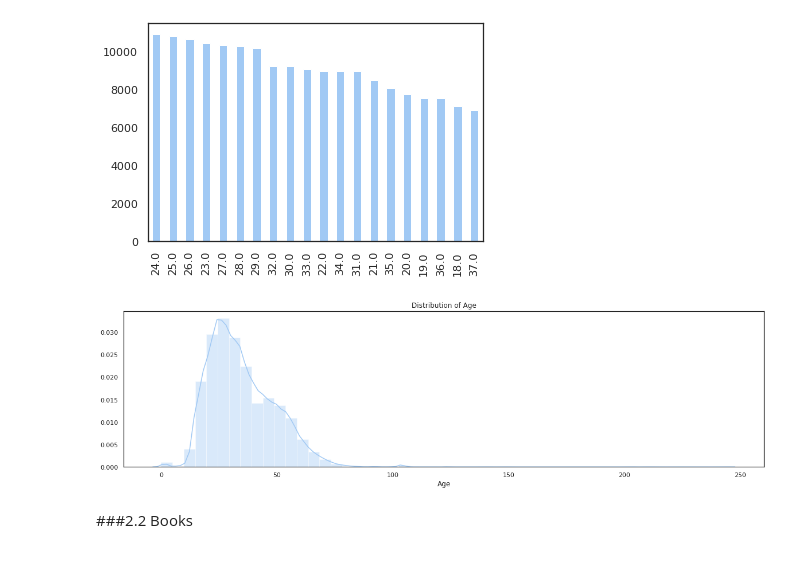
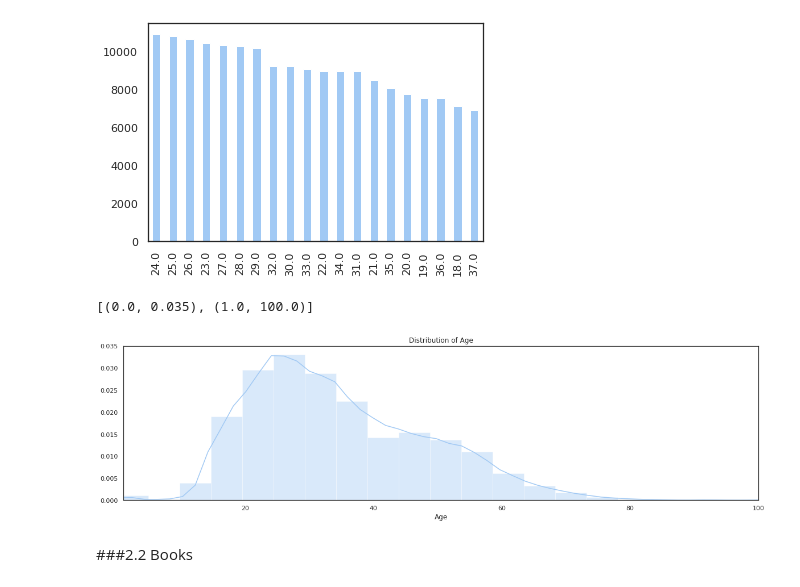
Before and after one commit to vivitc/deep-learning-books, a Jupyter notebook: Trabalho_DL_Books.ipynb, the cells around one changed output. Cells and saved outputs as stored; diff of their text form; code cells hidden in the pictures.

```diff
--- a/Trabalho_DL_Books.ipynb
+++ b/Trabalho_DL_Books.ipynb
@@ -225,10 +225,12 @@ Name: Age, dtype: int64
 # %%
 #Histograma com distribuição de idade
 plt.figure(figsize=(20,5))
 plt.title("Distribution of Age")
 ax = sns.distplot(df_users["Age"])
+ax.set(xlim=(1, 100), ylim=(0, 0.035))
 # %% [output]
+[(0.0, 0.035), (1.0, 100.0)]
-[figure, old version]
+[figure, new version]
 # %% [markdown]
 ###2.2 Books
 # %%
```
Also changed, not shown: parts of 4 cells of this notebook.
